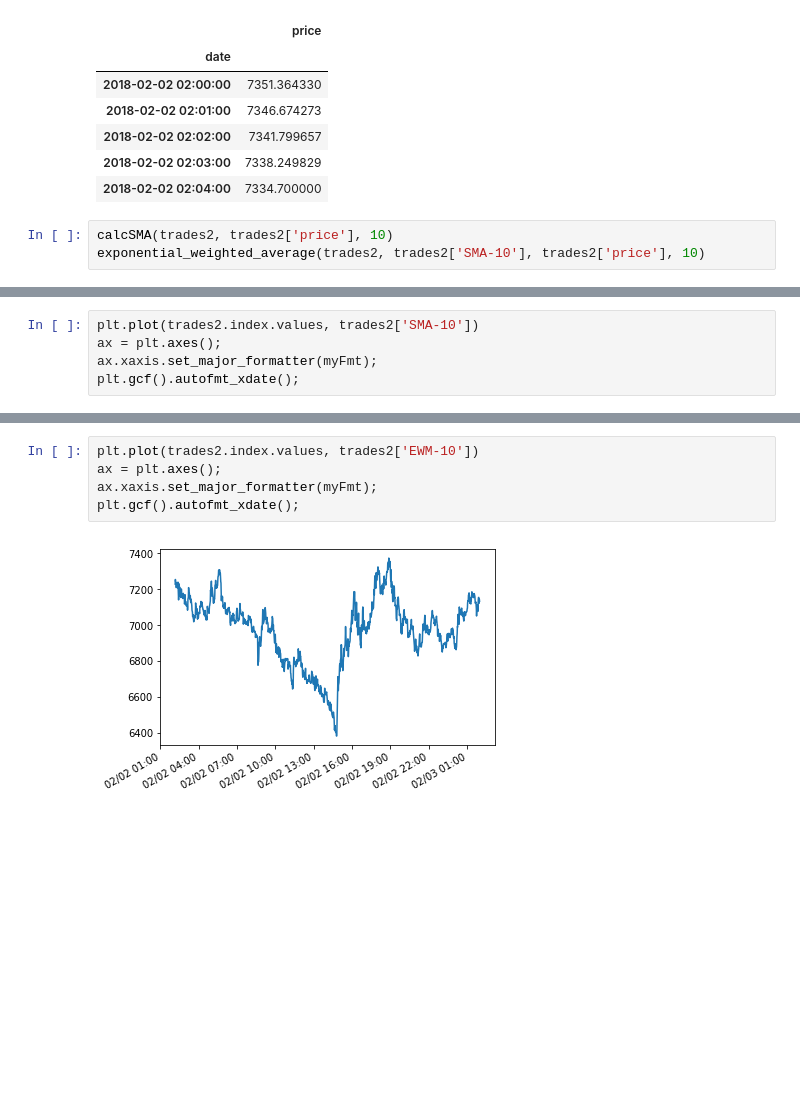
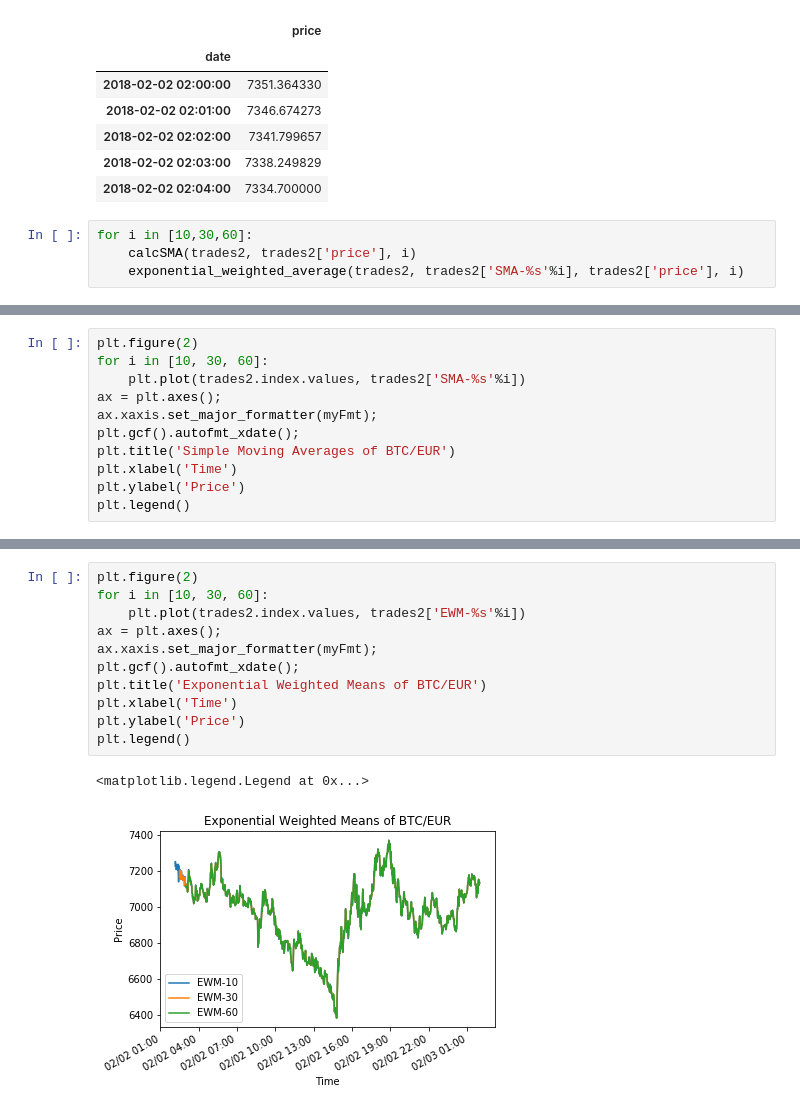
Before and after one commit to shlokKh/Crypto-Brus, a Jupyter notebook: SMANotebook.ipynb, the cells around one changed output, grey strips where cells are left out. Cells and saved outputs as stored; diff of their text form; blank space fills up the shorter version.

```diff
--- a/SMANotebook.ipynb
+++ b/SMANotebook.ipynb
@@ -33,6 +33,7 @@ trades2.head()
 | 2018-02-02 02:03:00 | 7338.249829 |
 | 2018-02-02 02:04:00 | 7334.700000 |
 # %%
-calcSMA(trades2, trades2['price'], 10)
-exponential_weighted_average(trades2, trades2['SMA-10'], trades2['price'], 10)
+for i in [10,30,60]:
+    calcSMA(trades2, trades2['price'], i)
+    exponential_weighted_average(trades2, trades2['SMA-%s'%i], trades2['price'], i)
 # %%
@@ -67,6 +68,12 @@ plt.gcf().autofmt_xdate();
 # %%
-plt.plot(trades2.index.values, trades2['SMA-10'])
+plt.figure(2)
+for i in [10, 30, 60]:
+    plt.plot(trades2.index.values, trades2['SMA-%s'%i])
 ax = plt.axes();
 ax.xaxis.set_major_formatter(myFmt);
 plt.gcf().autofmt_xdate();
+plt.title('Simple Moving Averages of BTC/EUR')
+plt.xlabel('Time')
+plt.ylabel('Price')
+plt.legend()
 # %% [output]
@@ -74,7 +82,14 @@ plt.gcf().autofmt_xdate();
 # %%
-plt.plot(trades2.index.values, trades2['EWM-10'])
+plt.figure(2)
+for i in [10, 30, 60]:
+    plt.plot(trades2.index.values, trades2['EWM-%s'%i])
 ax = plt.axes();
 ax.xaxis.set_major_formatter(myFmt);
 plt.gcf().autofmt_xdate();
+plt.title('Exponential Weighted Means of BTC/EUR')
+plt.xlabel('Time')
+plt.ylabel('Price')
+plt.legend()
 # %% [output]
+<matplotlib.legend.Legend at 0x...>
-[figure, old version]
+[figure, new version]
```
Also changed, not shown: parts of 3 cells of this notebook.
